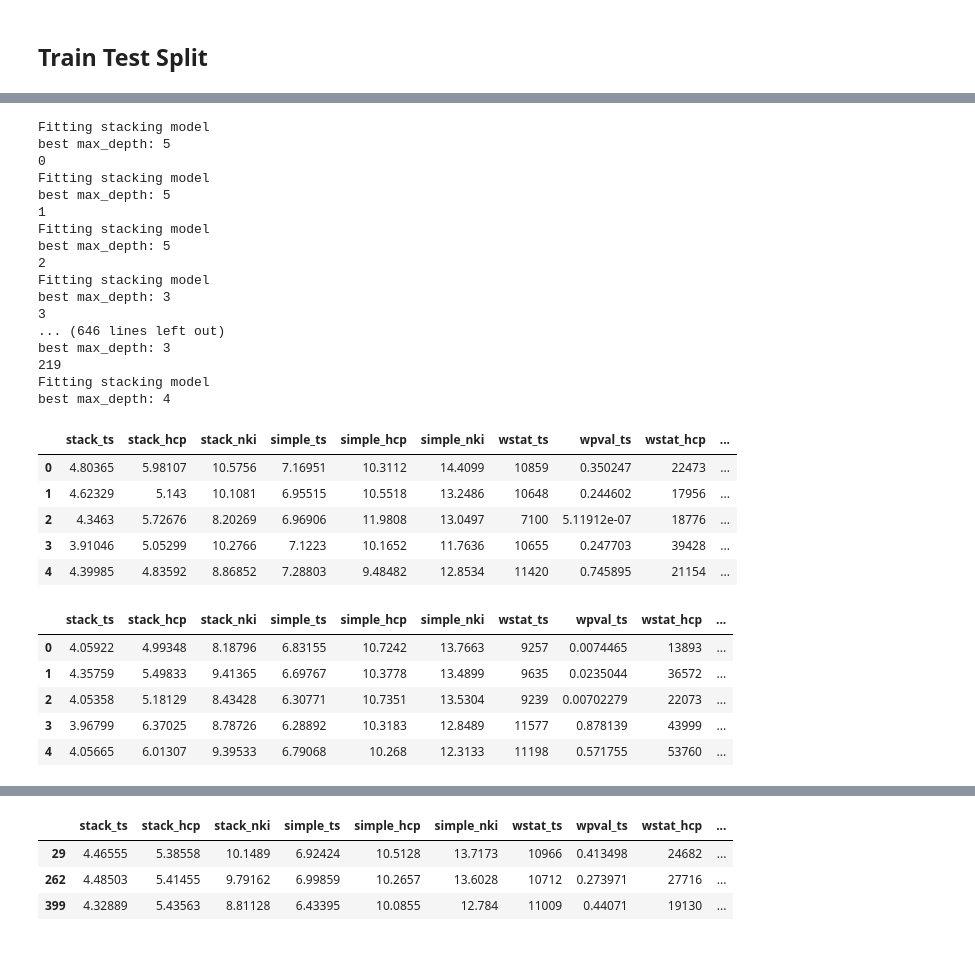
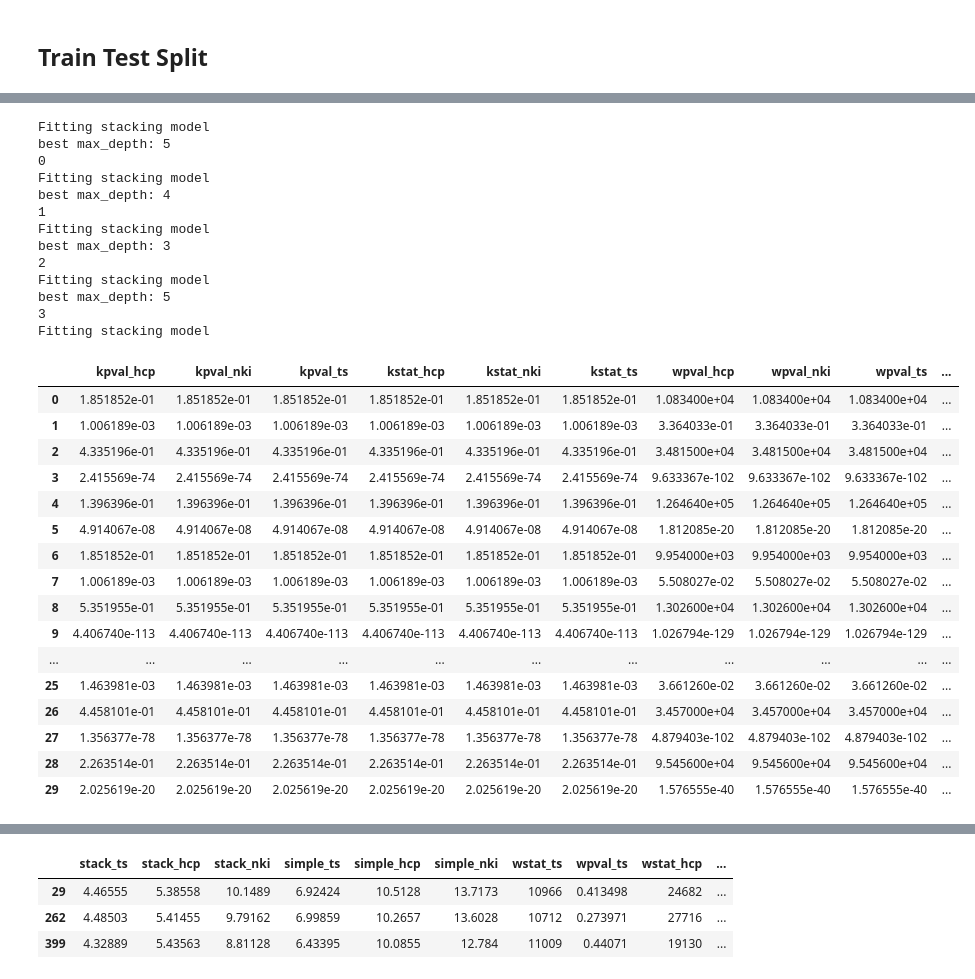
Before and after one commit to niniko1997/NNDSP, a Jupyter notebook: anal/analysis_notebooks/machine_learning.ipynb, the cells around one changed output, grey strips where cells are left out. Drawn from its saved outputs; the diff is of its cells as text; code cells hidden in the pictures; blank space fills up the shorter version.

```diff
--- a/anal/analysis_notebooks/machine_learning.ipynb
+++ b/anal/analysis_notebooks/machine_learning.ipynb
@@ -975,3 +975,5 @@ plot_ae_hist(plot_list_nki_s, title='Distribution of Error Predictions (NKI Data
 # Exploratory Analysis
 # %% [markdown]
 ## Train Test Split
+# %%
+df_nki_atf['random'] = [0 for x in range(0, len(df_nki_atf))]
@@ -977,0 +986,3 @@ plot_ae_hist(plot_list_nki_s, title='Distribution of Error Predictions (NKI Data
+# %%
+df_nki_atf = df_nki_atf[['participant_id', 'age', 'random', 'sex', 'handedness', 'Intra_Cran_Vol',
+       'WM_Frac', 'GM_Frac', 'CSF_Frac' ]]
@@ -978,39 +998,37 @@ plot_ae_hist(plot_list_nki_s, title='Distribution of Error Predictions (NKI Data
 # %%
-huge_it = mult_iterations(5000, df_data_ct, df_data_sv, df_data_ca, df_data_hcp_ct, df_data_hcp_sv, df_data_hcp_ca, df_data_nki_ct, df_data_nki_sv, df_data_nki_ca,
+test = mult_iterations(5, df_data_ct, df_data_sv, df_data_ca, df_data_hcp_ct, df_data_hcp_sv, df_data_hcp_ca, df_data_nki_ct, df_data_nki_sv, df_data_nki_ca,
                    df_atf, df_hcp_atf, df_nki_atf)
 # %% [output]
 Fitting stacking model
 best max_depth: 5
 0
 Fitting stacking model
-best max_depth: 5
+best max_depth: 4
 1
 Fitting stacking model
-best max_depth: 5
+best max_depth: 3
 2
 Fitting stacking model
-best max_depth: 3
+best max_depth: 5
 3
-... (646 lines left out)
-best max_depth: 3
-219
 Fitting stacking model
-best max_depth: 4
-# %%
-new_it.head()
-# %% [output]
-|  | stack_ts | stack_hcp | stack_nki | simple_ts | simple_hcp | simple_nki | wstat_ts | wpval_ts | wstat_hcp | ... |
-| 0 | 4.80365 | 5.98107 | 10.5756 | 7.16951 | 10.3112 | 14.4099 | 10859 | 0.350247 | 22473 | ... |
-| 1 | 4.62329 | 5.143 | 10.1081 | 6.95515 | 10.5518 | 13.2486 | 10648 | 0.244602 | 17956 | ... |
-| 2 | 4.3463 | 5.72676 | 8.20269 | 6.96906 | 11.9808 | 13.0497 | 7100 | 5.11912e-07 | 18776 | ... |
-| 3 | 3.91046 | 5.05299 | 10.2766 | 7.1223 | 10.1652 | 11.7636 | 10655 | 0.247703 | 39428 | ... |
-| 4 | 4.39985 | 4.83592 | 8.86852 | 7.28803 | 9.48482 | 12.8534 | 11420 | 0.745895 | 21154 | ... |
-# %%
-df_tt_split.head()
-# %% [output]
-|  | stack_ts | stack_hcp | stack_nki | simple_ts | simple_hcp | simple_nki | wstat_ts | wpval_ts | wstat_hcp | ... |
-| 0 | 4.05922 | 4.99348 | 8.18796 | 6.83155 | 10.7242 | 13.7663 | 9257 | 0.0074465 | 13893 | ... |
-| 1 | 4.35759 | 5.49833 | 9.41365 | 6.69767 | 10.3778 | 13.4899 | 9635 | 0.0235044 | 36572 | ... |
-| 2 | 4.05358 | 5.18129 | 8.43428 | 6.30771 | 10.7351 | 13.5304 | 9239 | 0.00702279 | 22073 | ... |
-| 3 | 3.96799 | 6.37025 | 8.78726 | 6.28892 | 10.3183 | 12.8489 | 11577 | 0.878139 | 43999 | ... |
-| 4 | 4.05665 | 6.01307 | 9.39533 | 6.79068 | 10.268 | 12.3133 | 11198 | 0.571755 | 53760 | ... |
+# %%
+test
+# %% [output]
+|  | kpval_hcp | kpval_nki | kpval_ts | kstat_hcp | kstat_nki | kstat_ts | wpval_hcp | wpval_nki | wpval_ts | ... |
+| 0 | 1.851852e-01 | 1.851852e-01 | 1.851852e-01 | 1.851852e-01 | 1.851852e-01 | 1.851852e-01 | 1.083400e+04 | 1.083400e+04 | 1.083400e+04 | ... |
+| 1 | 1.006189e-03 | 1.006189e-03 | 1.006189e-03 | 1.006189e-03 | 1.006189e-03 | 1.006189e-03 | 3.364033e-01 | 3.364033e-01 | 3.364033e-01 | ... |
+| 2 | 4.335196e-01 | 4.335196e-01 | 4.335196e-01 | 4.335196e-01 | 4.335196e-01 | 4.335196e-01 | 3.481500e+04 | 3.481500e+04 | 3.481500e+04 | ... |
+| 3 | 2.415569e-74 | 2.415569e-74 | 2.415569e-74 | 2.415569e-74 | 2.415569e-74 | 2.415569e-74 | 9.633367e-102 | 9.633367e-102 | 9.633367e-102 | ... |
+| 4 | 1.396396e-01 | 1.396396e-01 | 1.396396e-01 | 1.396396e-01 | 1.396396e-01 | 1.396396e-01 | 1.264640e+05 | 1.264640e+05 | 1.264640e+05 | ... |
+| 5 | 4.914067e-08 | 4.914067e-08 | 4.914067e-08 | 4.914067e-08 | 4.914067e-08 | 4.914067e-08 | 1.812085e-20 | 1.812085e-20 | 1.812085e-20 | ... |
+| 6 | 1.851852e-01 | 1.851852e-01 | 1.851852e-01 | 1.851852e-01 | 1.851852e-01 | 1.851852e-01 | 9.954000e+03 | 9.954000e+03 | 9.954000e+03 | ... |
+| 7 | 1.006189e-03 | 1.006189e-03 | 1.006189e-03 | 1.006189e-03 | 1.006189e-03 | 1.006189e-03 | 5.508027e-02 | 5.508027e-02 | 5.508027e-02 | ... |
+| 8 | 5.351955e-01 | 5.351955e-01 | 5.351955e-01 | 5.351955e-01 | 5.351955e-01 | 5.351955e-01 | 1.302600e+04 | 1.302600e+04 | 1.302600e+04 | ... |
+| 9 | 4.406740e-113 | 4.406740e-113 | 4.406740e-113 | 4.406740e-113 | 4.406740e-113 | 4.406740e-113 | 1.026794e-129 | 1.026794e-129 | 1.026794e-129 | ... |
+| ... | ... | ... | ... | ... | ... | ... | ... | ... | ... | ... |
+| 25 | 1.463981e-03 | 1.463981e-03 | 1.463981e-03 | 1.463981e-03 | 1.463981e-03 | 1.463981e-03 | 3.661260e-02 | 3.661260e-02 | 3.661260e-02 | ... |
+| 26 | 4.458101e-01 | 4.458101e-01 | 4.458101e-01 | 4.458101e-01 | 4.458101e-01 | 4.458101e-01 | 3.457000e+04 | 3.457000e+04 | 3.457000e+04 | ... |
+| 27 | 1.356377e-78 | 1.356377e-78 | 1.356377e-78 | 1.356377e-78 | 1.356377e-78 | 1.356377e-78 | 4.879403e-102 | 4.879403e-102 | 4.879403e-102 | ... |
+| 28 | 2.263514e-01 | 2.263514e-01 | 2.263514e-01 | 2.263514e-01 | 2.263514e-01 | 2.263514e-01 | 9.545600e+04 | 9.545600e+04 | 9.545600e+04 | ... |
+| 29 | 2.025619e-20 | 2.025619e-20 | 2.025619e-20 | 2.025619e-20 | 2.025619e-20 | 2.025619e-20 | 1.576555e-40 | 1.576555e-40 | 1.576555e-40 | ... |
```
Also changed, not shown: parts of 4 cells of this notebook, 4 other files.
